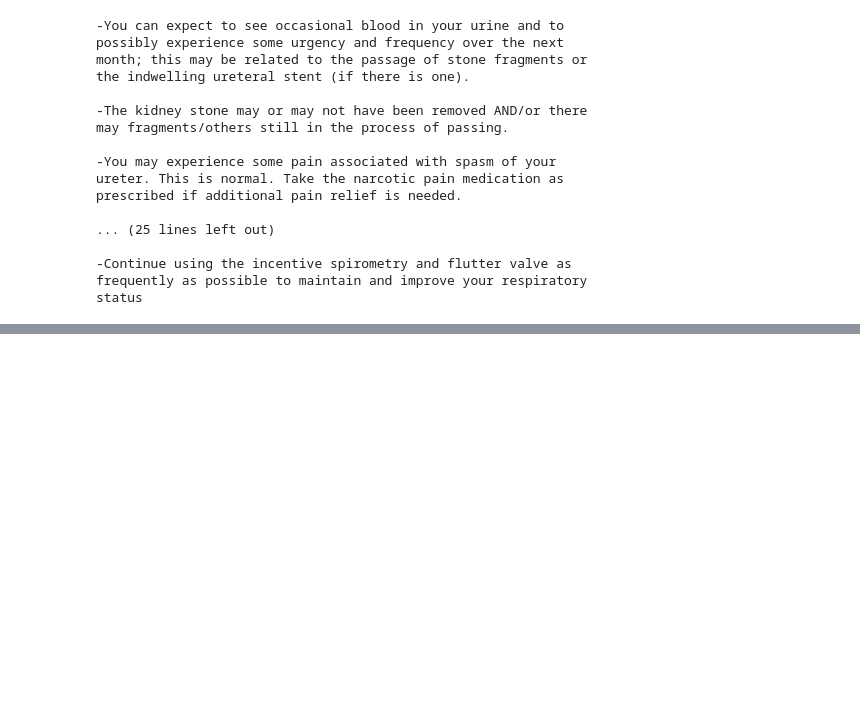
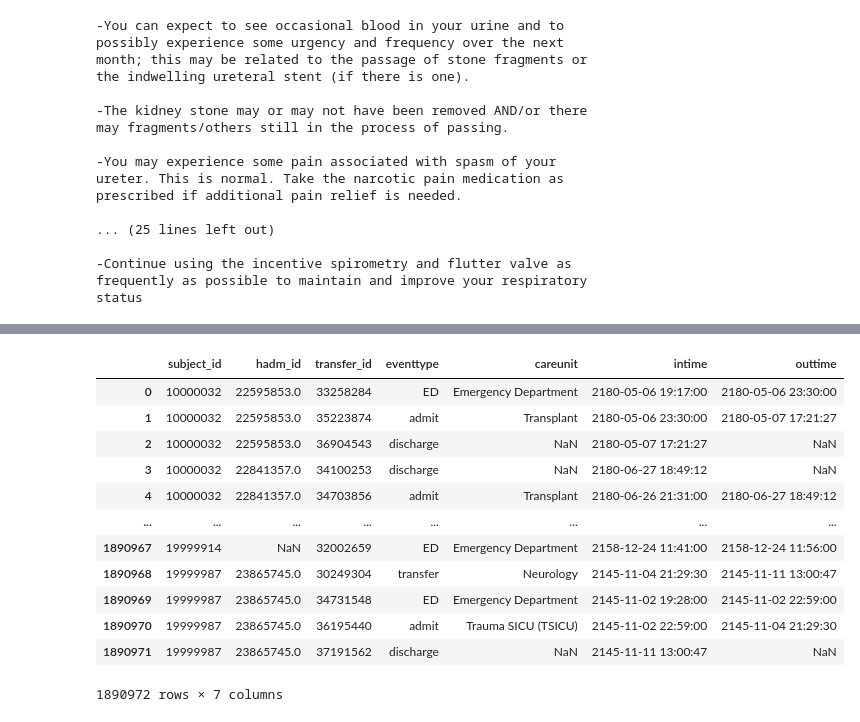
Before and after one commit to vsocrates/hail-dischargeme, a Jupyter notebook: notebooks/data_description/Descriptive_Stats.ipynb, the cells around one changed output, grey strips where cells are left out. Cells and saved outputs as stored; diff of their text form; code cells hidden in the pictures; blank space fills up the shorter version.

```diff
--- a/notebooks/data_description/Descriptive_Stats.ipynb
+++ b/notebooks/data_description/Descriptive_Stats.ipynb
@@ -705,0 +690,32 @@ sns.boxplot(y="Type",x="hedge_freq", data=freq_notes, ax=ax, order=my_order)
+# %%
+# discharge summaries
+discharges = pd.read_csv("/gpfs/milgram/project/rtaylor/shared/DischargeMe/public/train/discharge.csv.gz")
+
+# ed stays
+edstays = pd.read_csv('/gpfs/milgram/project/rtaylor/shared/DischargeMe/public/train/edstays.csv.gz')
+
+# triage
+triage = pd.read_csv('/gpfs/milgram/project/rtaylor/shared/DischargeMe/public/train/triage.csv.gz')
+
+# ward transfers
+transfers = pd.read_csv('/gpfs/milgram/project/rtaylor/shared/DischargeMe/mimiciv/hosp/transfers.csv.gz')
+
+# higher-level services (ICU, CARD, etc)
+services = pd.read_csv('/gpfs/milgram/project/rtaylor/shared/DischargeMe/mimiciv/hosp/services.csv.gz')
+
+# get patient info
+pts = pd.read_csv('/gpfs/milgram/project/rtaylor/shared/DischargeMe/mimiciv/hosp/patients.csv.gz')
+
+# admission demographics
+admissions = pd.read_csv('/gpfs/milgram/project/rtaylor/shared/DischargeMe/mimiciv/hosp/admissions.csv.gz')
+
+# procedures
+procs = pd.read_csv('/gpfs/milgram/project/rtaylor/shared/DischargeMe/mimiciv/hosp/procedures_icd.csv.gz')
+procs_icd = pd.read_csv('/gpfs/milgram/project/rtaylor/shared/DischargeMe/mimiciv/hosp/d_icd_procedures.csv.gz')
+
+# diagnoses
+diags = pd.read_csv('/gpfs/milgram/project/rtaylor/shared/DischargeMe/mimiciv/hosp/diagnoses_icd.csv.gz')
+diags_icd = pd.read_csv('/gpfs/milgram/project/rtaylor/shared/DischargeMe/mimiciv/hosp/d_icd_diagnoses.csv.gz')
+
+# meds
+med_orders = pd.read_csv('/gpfs/milgram/project/rtaylor/shared/DischargeMe/mimiciv/hosp/emar.csv.gz')
@@ -705,0 +775,16 @@ sns.boxplot(y="Type",x="hedge_freq", data=freq_notes, ax=ax, order=my_order)
+# %%
+transfers
+# %% [output]
+|  | subject_id | hadm_id | transfer_id | eventtype | careunit | intime | outtime |
+| 0 | 10000032 | 22595853.0 | 33258284 | ED | Emergency Department | 2180-05-06 19:17:00 | 2180-05-06 23:30:00 |
+| 1 | 10000032 | 22595853.0 | 35223874 | admit | Transplant | 2180-05-06 23:30:00 | 2180-05-07 17:21:27 |
+| 2 | 10000032 | 22595853.0 | 36904543 | discharge | NaN | 2180-05-07 17:21:27 | NaN |
+| 3 | 10000032 | 22841357.0 | 34100253 | discharge | NaN | 2180-06-27 18:49:12 | NaN |
+| 4 | 10000032 | 22841357.0 | 34703856 | admit | Transplant | 2180-06-26 21:31:00 | 2180-06-27 18:49:12 |
+| ... | ... | ... | ... | ... | ... | ... | ... |
+| 1890967 | 19999914 | NaN | 32002659 | ED | Emergency Department | 2158-12-24 11:41:00 | 2158-12-24 11:56:00 |
+| 1890968 | 19999987 | 23865745.0 | 30249304 | transfer | Neurology | 2145-11-04 21:29:30 | 2145-11-11 13:00:47 |
+| 1890969 | 19999987 | 23865745.0 | 34731548 | ED | Emergency Department | 2145-11-02 19:28:00 | 2145-11-02 22:59:00 |
+| 1890970 | 19999987 | 23865745.0 | 36195440 | admit | Trauma SICU (TSICU) | 2145-11-02 22:59:00 | 2145-11-04 21:29:30 |
+| 1890971 | 19999987 | 23865745.0 | 37191562 | discharge | NaN | 2145-11-11 13:00:47 | NaN |
+1890972 rows × 7 columns
```
Also changed, not shown: parts of 13 cells of this notebook.
